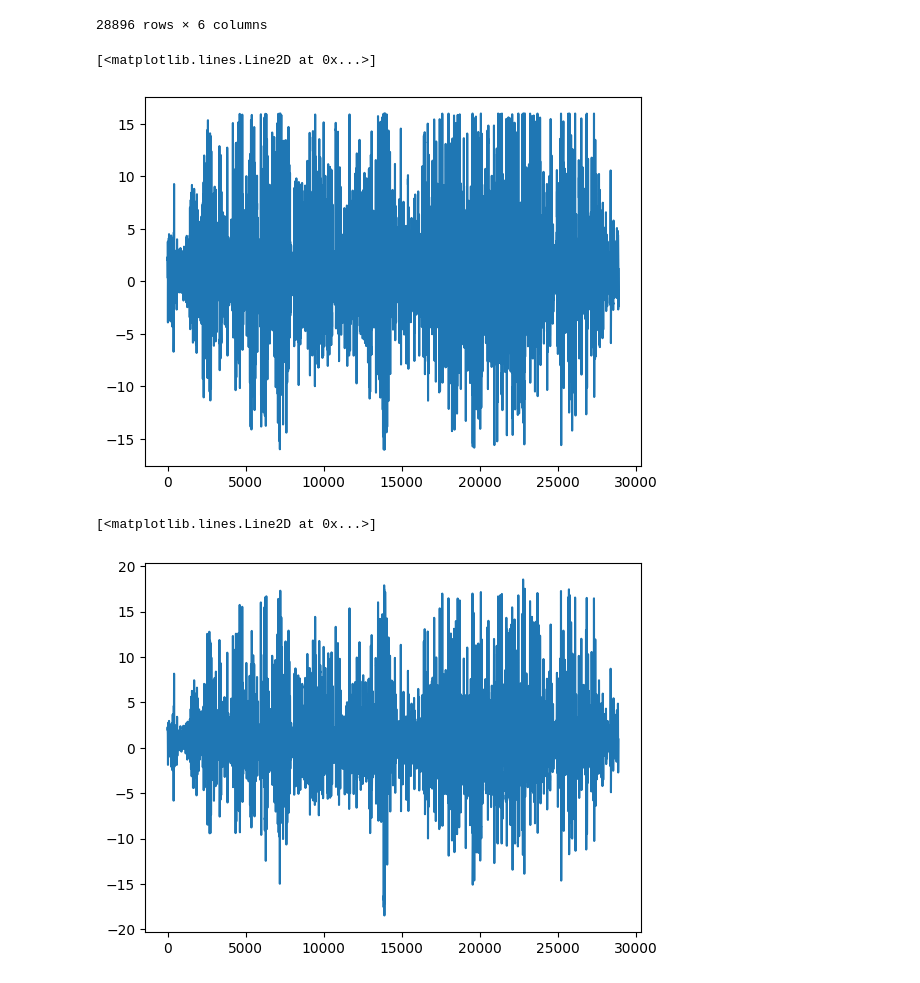
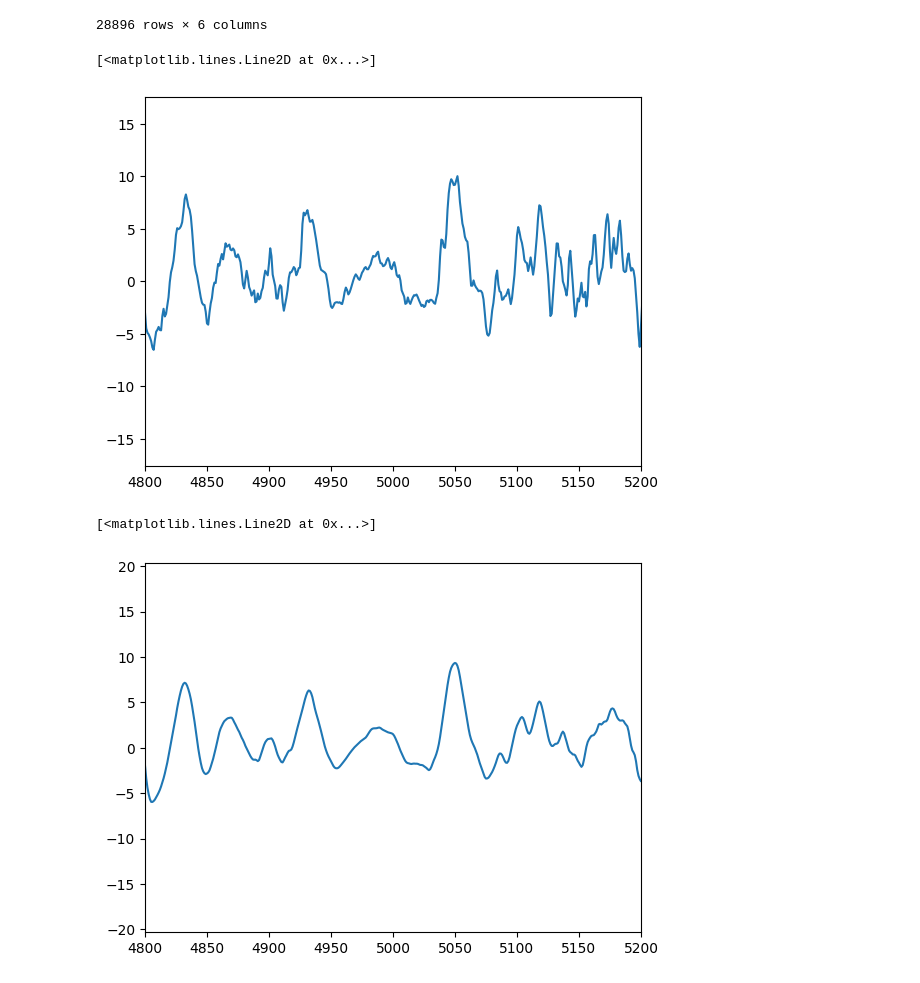
Before and after one commit to jgrk/accel-write, a Jupyter notebook: notebook.ipynb, the cells around one changed output. Saved outputs shown, nothing was run; the diff lists cells and outputs as text; code cells hidden in the pictures.

```diff
--- a/notebook.ipynb
+++ b/notebook.ipynb
@@ -28,14 +28,16 @@ df
 | 28895 | 0.718750 | -0.062500 | 1.185059 | 7.050938 | -0.613125 | 11.625425 |
 28896 rows × 6 columns
 # %%
+plt.xlim(4800,5200)
 plt.plot(z)
 # %% [output]
 [<matplotlib.lines.Line2D at 0x...>]
-[figure, old version]
+[figure, new version]
 # %%
+plt.xlim(4800,5200)
 smooth_z = signal.savgol_filter(z, 21, 3)
 plt.plot(smooth_z)
 # %% [output]
 [<matplotlib.lines.Line2D at 0x...>]
-[figure, old version]
+[figure, new version]
 # %%
```
Also changed, not shown: parts of 3 cells of this notebook, 43 other files.
